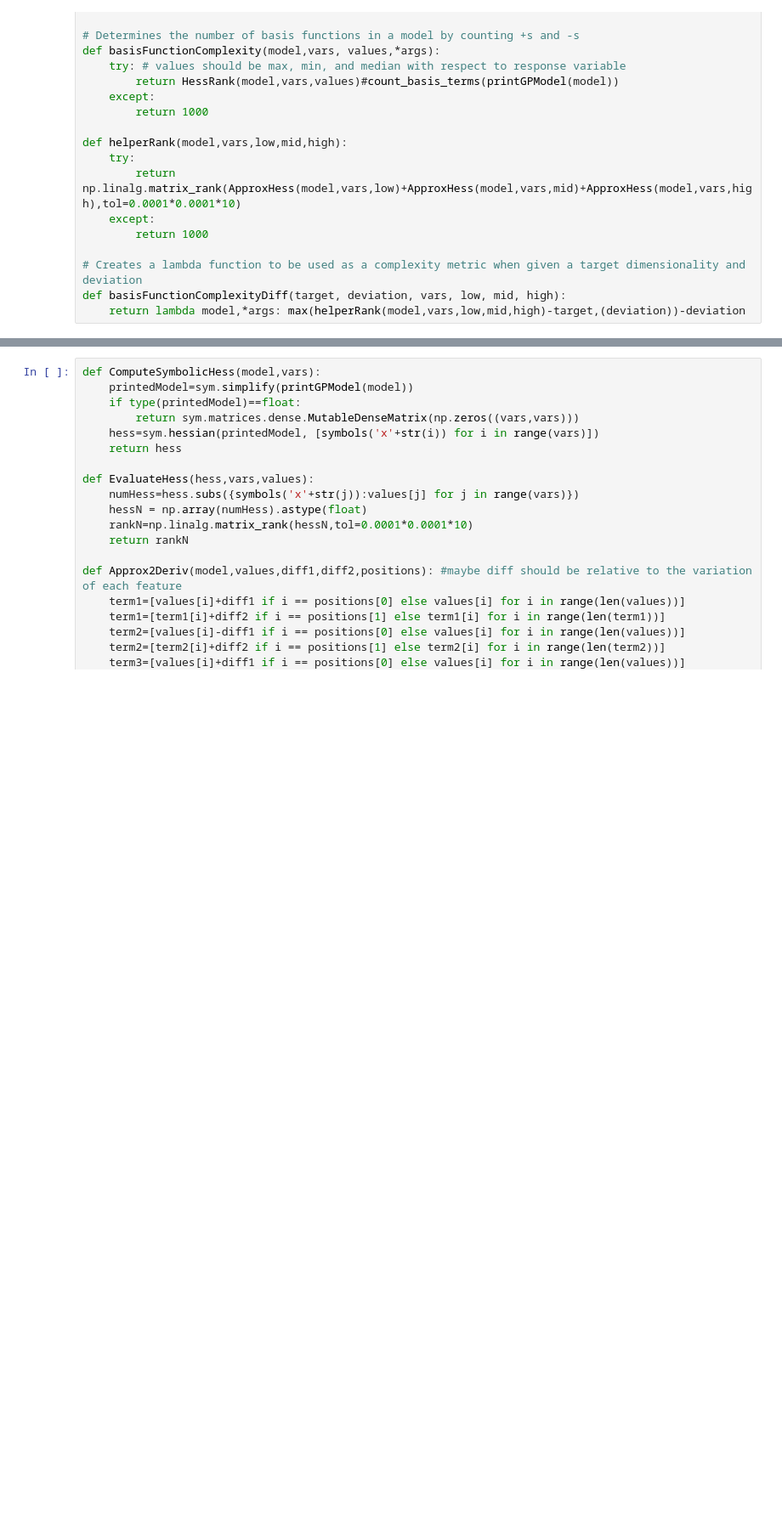
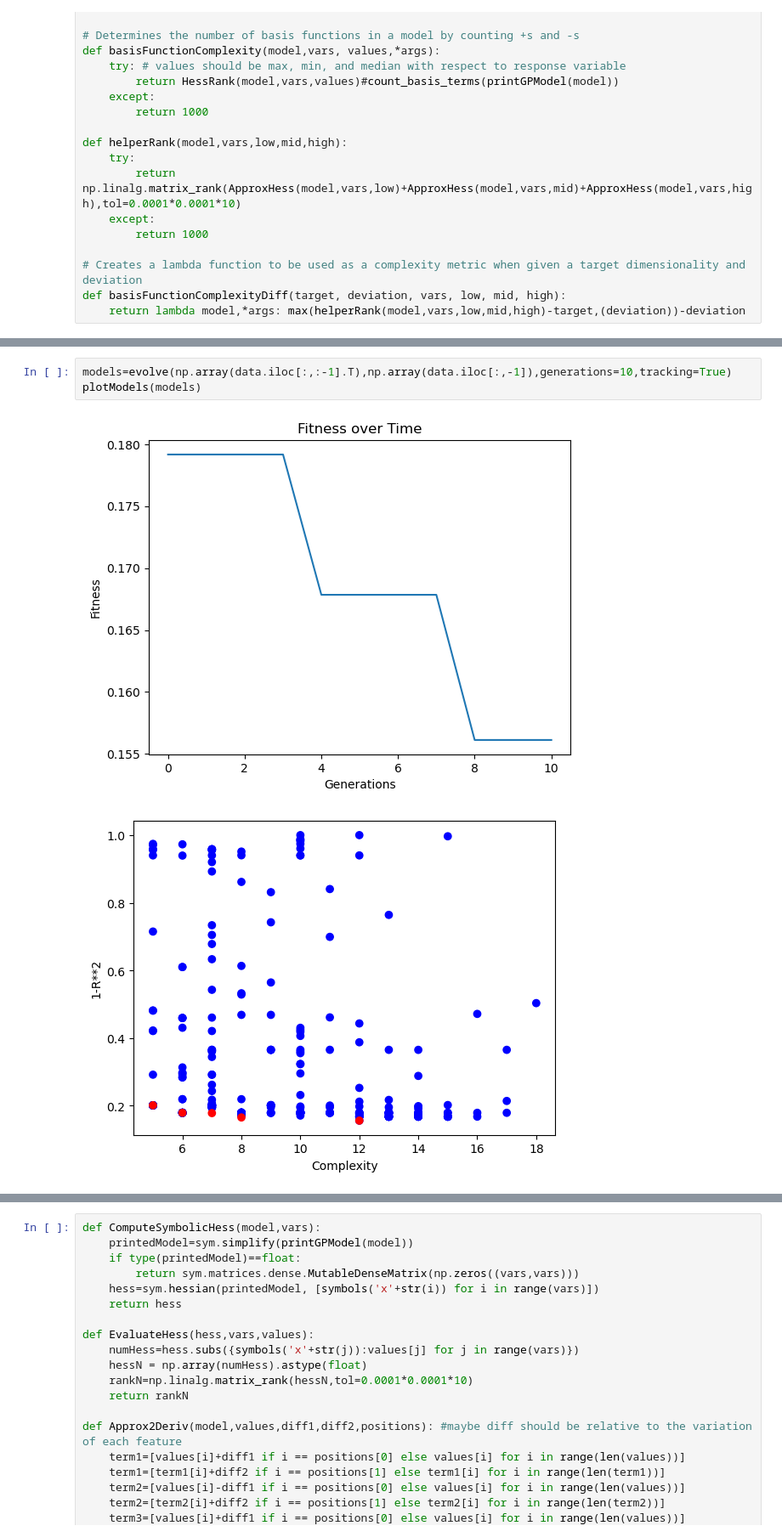
Before and after one commit to hoolagans/StackGP, a Jupyter notebook: Experiment(AvgHess).ipynb, the cells around one changed output, grey strips where cells are left out. Shown at 85% size. Saved outputs shown, nothing was run; the diff lists cells and outputs as text; blank space fills up the shorter version.

```diff
--- a/Experiment(AvgHess).ipynb
+++ b/Experiment(AvgHess).ipynb
@@ -109,0 +141,6 @@ def basisFunctionComplexityDiff(target, deviation, vars, low, mid, high):
+# %%
+models=evolve(np.array(data.iloc[:,:-1].T),np.array(data.iloc[:,-1]),generations=10,tracking=True)
+plotModels(models)
+# %% [output]
+[figure, added]
+[figure, added]
```
Also changed, not shown: parts of 34 cells of this notebook, 14 other files.
